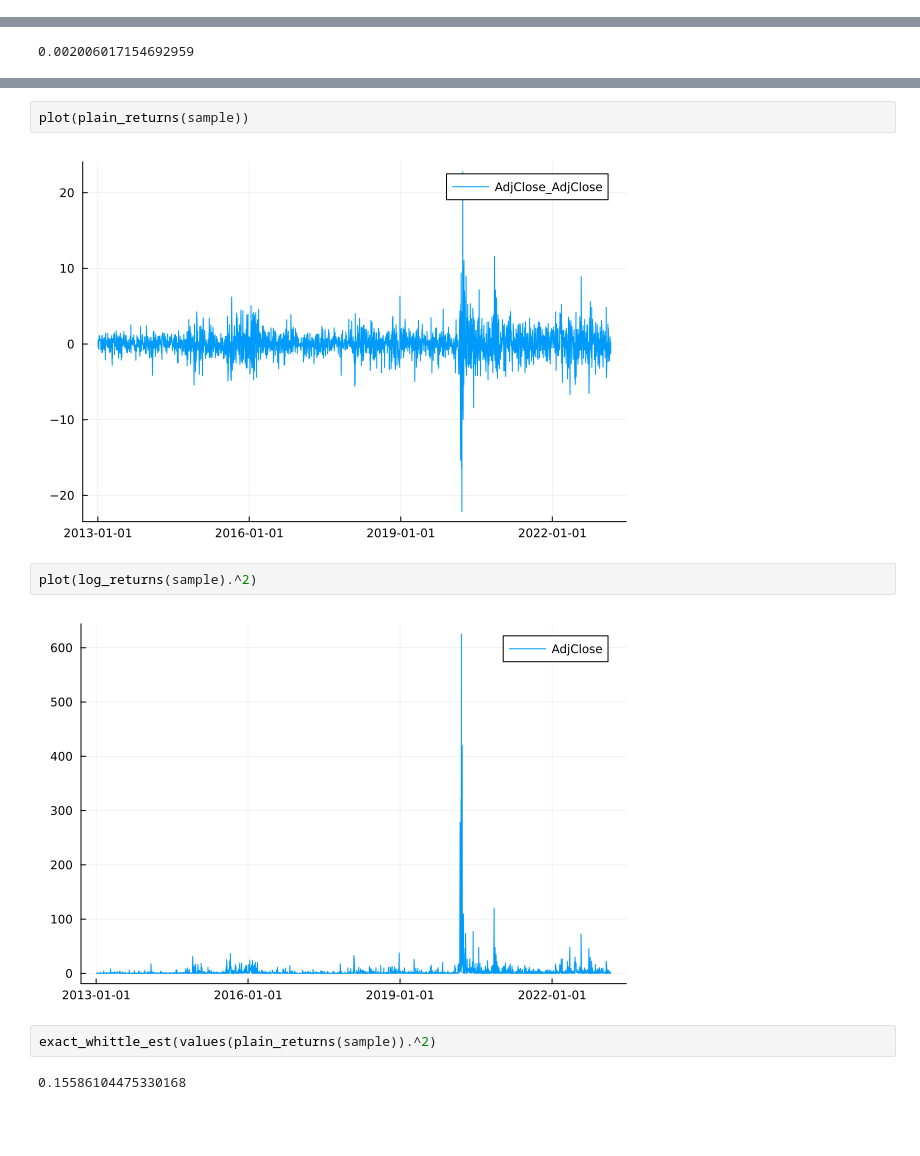
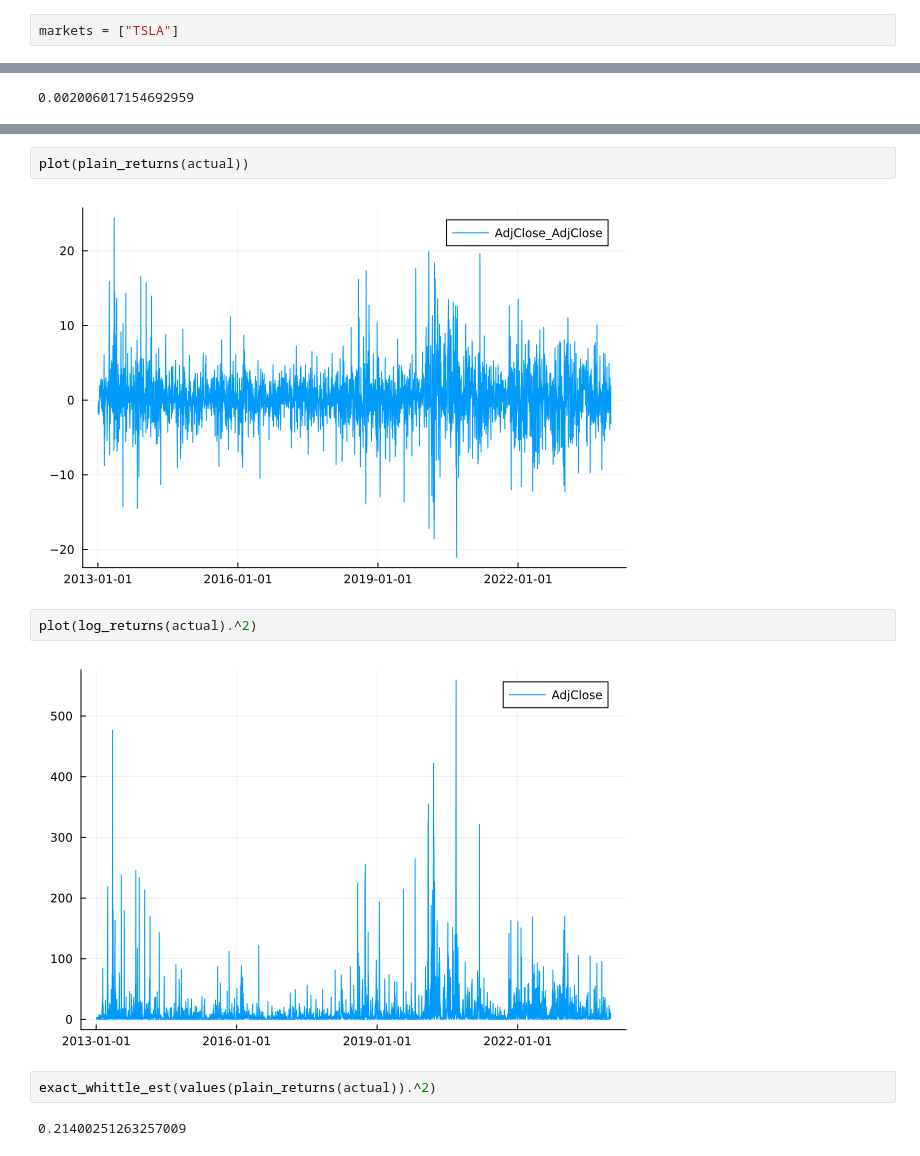
Before and after one commit to everval/LM_Paris_Green_Julia, a Jupyter notebook: Load_data_tests.ipynb, the cells around one changed output, grey strips where cells are left out. Drawn from its saved outputs; the diff is of its cells as text; blank space fills up the shorter version.

```diff
--- a/Load_data_tests.ipynb
+++ b/Load_data_tests.ipynb
@@ -13,0 +14,2 @@ markets = ["VWS.CO"]
+# %%
+markets = ["TSLA"]
@@ -110,12 +115,12 @@ log_returns (generic function with 1 method)
 # %%
-plot(plain_returns(sample))
+plot(plain_returns(actual))
 # %% [output]
-[figure, old version]
+[figure, new version]
 # %%
-plot(log_returns(sample).^2)
+plot(log_returns(actual).^2)
 # %% [output]
-[figure, old version]
+[figure, new version]
 # %%
-exact_whittle_est(values(plain_returns(sample)).^2)
+exact_whittle_est(values(plain_returns(actual)).^2)
 # %% [output]
-0.15586104475330168
+0.21400251263257009
```
Also changed, not shown: parts of 9 cells of this notebook, 3 other files.
